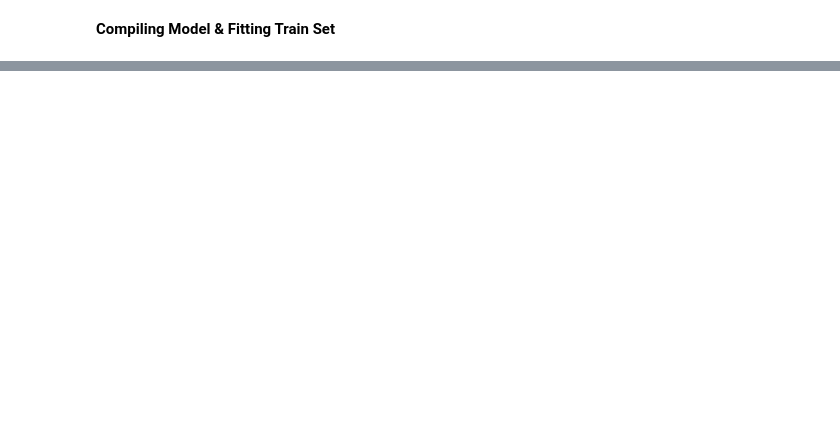
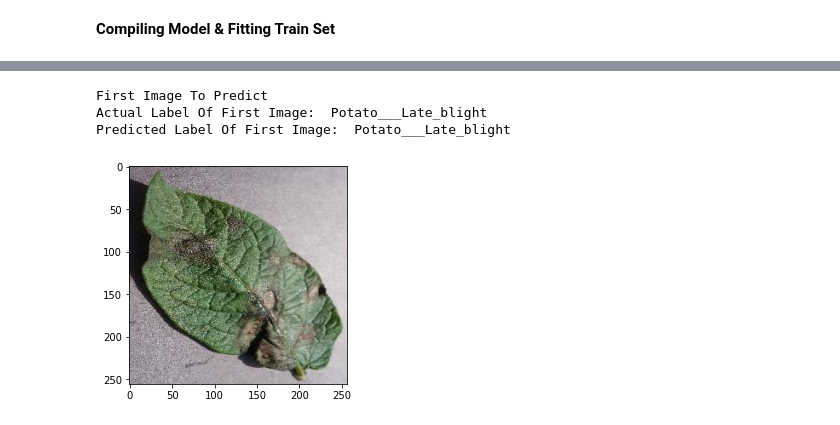
Before and after one commit to Salmankh3/Deep-Learning, a Jupyter notebook: Potato Disease Classification/PotatoDisease_CNN.ipynb, the cells around one changed output, grey strips where cells are left out. Drawn from its saved outputs; the diff is of its cells as text; code cells hidden in the pictures; blank space fills up the shorter version.

```diff
--- a/Potato Disease Classification/PotatoDisease_CNN.ipynb
+++ b/Potato Disease Classification/PotatoDisease_CNN.ipynb
@@ -174,0 +243,16 @@ model.compile(optimizer='adam',
+# %%
+for images_batch, labels_batch in test_ds.take(1):
+    first_image = images_batch[0].numpy().astype('uint8')
+    first_label = labels_batch[0].numpy()
+
+    print('First Image To Predict')
+    plt.imshow(first_image)
+    print('Actual Label Of First Image: ', class_names[first_label])
+
+    batch_prediction = model.predict(images_batch)
+    print('Predicted Label Of First Image: ',class_names[np.argmax(batch_prediction[0])])
+# %% [output]
+First Image To Predict
+Actual Label Of First Image:  Potato___Late_blight
+Predicted Label Of First Image:  Potato___Late_blight
+[figure, added]
```
Also changed, not shown: parts of 16 cells of this notebook.
